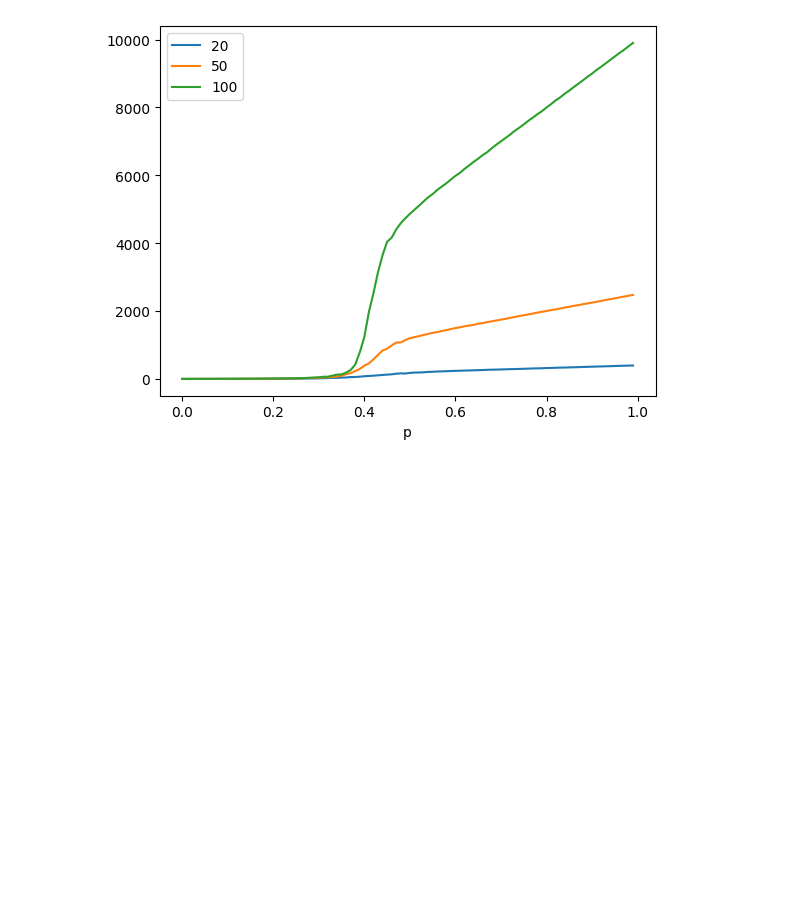
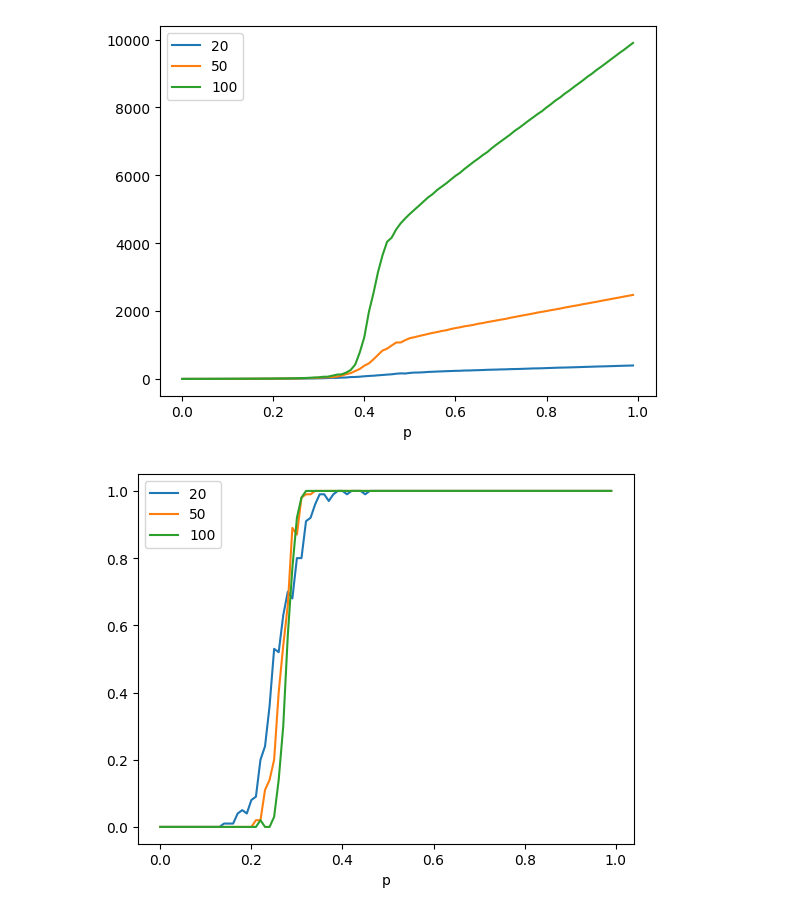
Before and after one commit to mateusz-dzitkowski/applied-mathematics, a Jupyter notebook: projects/agent_based_modelling/assignment_1/main.ipynb, the cells around one changed output. Cells and saved outputs as stored; diff of their text form; code cells hidden in the pictures; blank space fills up the shorter version.

Commit message:
more batch runs done

```diff
--- a/projects/agent_based_modelling/assignment_1/main.ipynb
+++ b/projects/agent_based_modelling/assignment_1/main.ipynb
@@ -42,3 +42,17 @@ plot_mean(df, "opposite_edge_hit")
 plot_mean(df, "biggest_burned_cluster")
 # %% [output]
 [figure]
+# %%
+df = batch_run(
+    cls=ForestFire,
+    params=dict(
+        size=[20, 50, 100],
+        p=np.arange(start=0, stop=1, step=0.01),
+        wind_x=1,
+    ),
+    iterations=100,
+)
+# %%
+plot_mean(df, "opposite_edge_hit")
+# %% [output]
+[figure, added]
```
Also changed, not shown: parts of 4 cells of this notebook, 1 other file.
